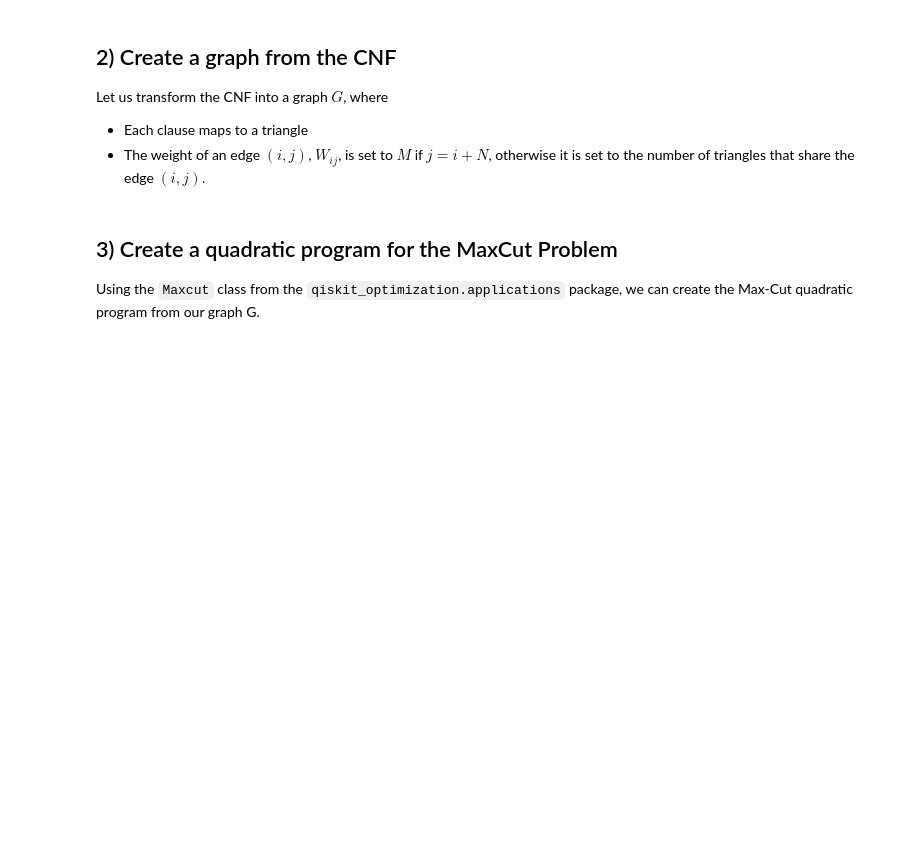
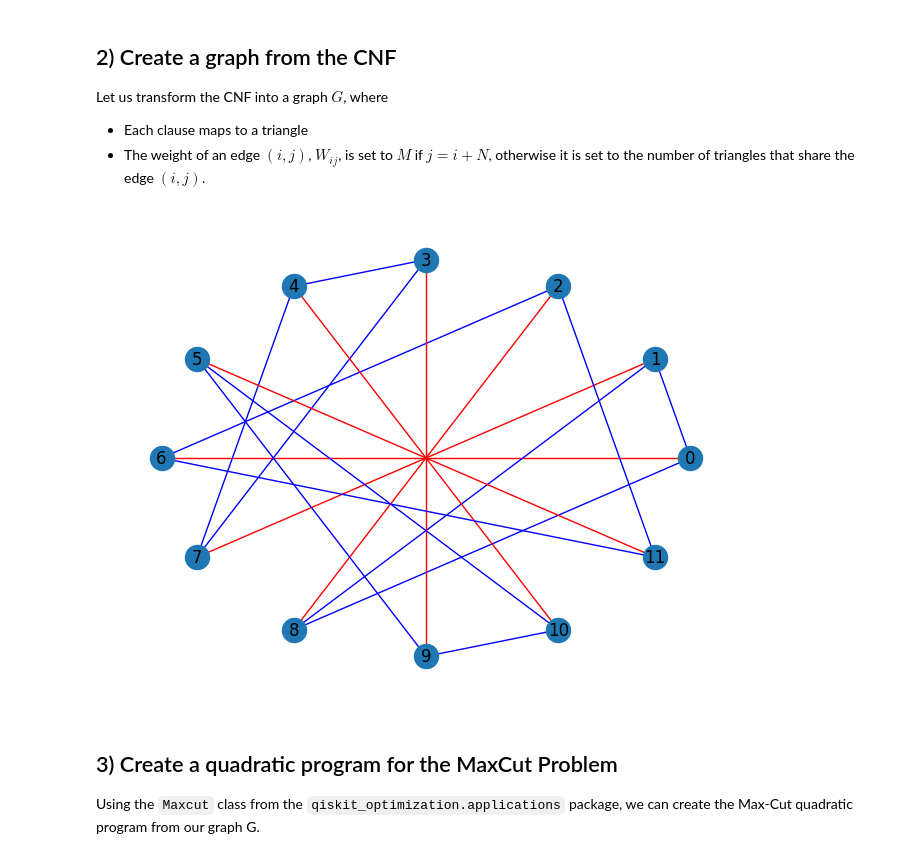
Before and after one commit to lumapools/NAE-3SAT, a Jupyter notebook: qaoa_nae-3sat_using_maxcut.ipynb, the cells around one changed output. Saved outputs shown, nothing was run; the diff lists cells and outputs as text; code cells hidden in the pictures; blank space fills up the shorter version.

```diff
--- a/qaoa_nae-3sat_using_maxcut.ipynb
+++ b/qaoa_nae-3sat_using_maxcut.ipynb
@@ -63,6 +68,13 @@ parsed_cnf, num_variables = parse_cnf()
 print(f"Parsed CNF: {parsed_cnf}")
 # %% [output]
 Parsed CNF: [0, 1, 8, 2, 6, 11, 7, 3, 4, 9, 10, 5]
+# %%
+M = 30 # Penalty Factor
+num_negated_variables = 0
+for i in range(num_variables):
+    if i in parsed_cnf and i+num_variables in parsed_cnf:
+        num_negated_variables += 1
+theoretical_gse = -len(parsed_cnf)/3 -M*num_negated_variables
 # %% [markdown]
 ## 2) Create a graph from the CNF
 Let us transform the CNF into a graph $G$, where
@@ -144,3 +153,8 @@ G = create_graph_from_cnf(parsed_cnf, num_variables, M)
+# %%
+G = create_graph_from_cnf(parsed_cnf, num_variables, M)
+nx.draw_circular(G, with_labels=True, edge_color=[G[u][v]['color'] for u,v in G.edges])
+# %% [output]
+[figure, added]
 # %% [markdown]
 ## 3) Create a quadratic program for the MaxCut Problem
 Using the `Maxcut` class from the `qiskit_optimization.applications` package, we can create the Max-Cut quadratic program from our graph G.
```
Also changed, not shown: parts of 4 cells of this notebook, 5 other files.
